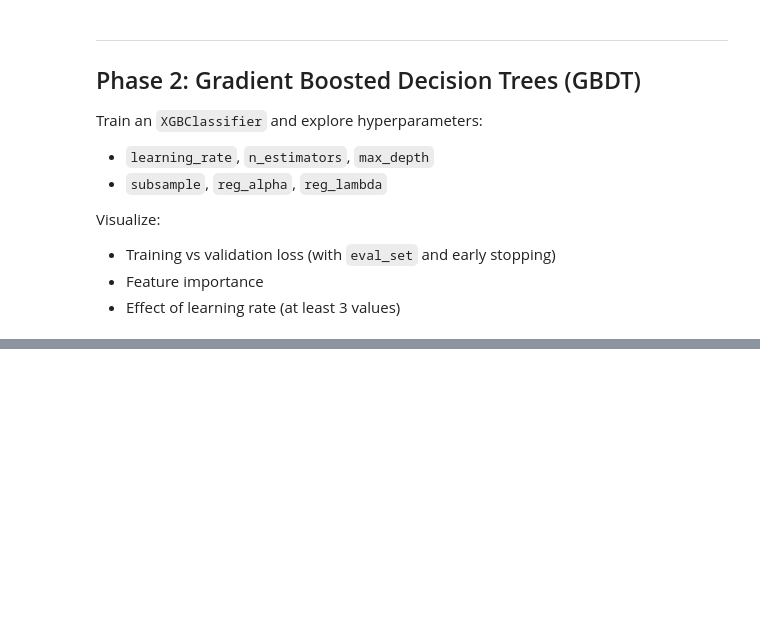
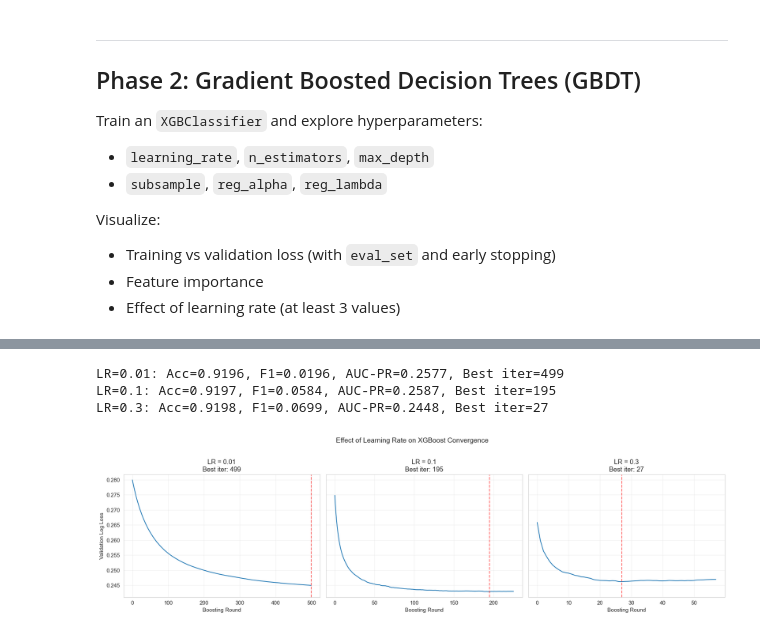
Before and after one commit to gsmoon97/coms4995w-apml, a Jupyter notebook: assignments/a2/a2.ipynb, the cells around one changed output, grey strips where cells are left out. Saved outputs shown, nothing was run; the diff lists cells and outputs as text; code cells hidden in the pictures; blank space fills up the shorter version.

```diff
--- a/assignments/a2/a2.ipynb
+++ b/assignments/a2/a2.ipynb
@@ -275,34 +543,50 @@ plt.show()
 # %%
 # --- Step 2.4: Effect of learning rate ---
 learning_rates = [0.01, 0.1, 0.3]
 lr_results = {}
 
-for lr in learning_rates:
+fig, axes = plt.subplots(1, len(learning_rates), figsize=(18, 5), sharey=True)
+
+for i, lr in enumerate(learning_rates):
     model = XGBClassifier(
         n_estimators=500,
         learning_rate=lr,
         max_depth=6,
         subsample=0.8,
         random_state=RANDOM_STATE,
-        use_label_encoder=False,
         eval_metric='logloss',
-        early_stopping_rounds=20
+        early_stopping_rounds=30,
+        verbosity=0
     )
-    model.fit(
-        X_train, y_train,
-        eval_set=[(X_val, y_val)],
-        verbose=False
-    )
+    model.fit(X_train, y_train, eval_set=[(X_val, y_val)], verbose=False)
     y_pred = model.predict(X_test)
     y_proba = model.predict_proba(X_test)[:, 1]
     lr_results[lr] = {
         'model': model,
         'accuracy': accuracy_score(y_test, y_pred),
         'f1': f1_score(y_test, y_pred),
         'auc_pr': average_precision_score(y_test, y_proba),
         'best_iteration': model.best_iteration
     }
-    print(f"LR={lr}: Accuracy={lr_results[lr]['accuracy']:.4f}, F1={lr_results[lr]['f1']:.4f}, "
+    # Plot validation loss curve
+    val_loss = model.evals_result()['validation_0']['logloss']
+    axes[i].plot(val_loss, linewidth=1.5)
+    axes[i].axvline(x=model.best_iteration, color='red', linestyle='--', alpha=0.6)
+    axes[i].set_title(f'LR = {lr}\nBest iter: {model.best_iteration}')
+    axes[i].set_xlabel('Boosting Round')
+    if i == 0:
+        axes[i].set_ylabel('Validation Log Loss')
+    axes[i].grid(alpha=0.3)
+
+    print(f"LR={lr}: Acc={lr_results[lr]['accuracy']:.4f}, F1={lr_results[lr]['f1']:.4f}, "
           f"AUC-PR={lr_results[lr]['auc_pr']:.4f}, Best iter={lr_results[lr]['best_iteration']}")
 
-# TODO: Add visualization comparing learning rate effects
+plt.suptitle('Effect of Learning Rate on XGBoost Convergence', fontsize=14, y=1.02)
+plt.tight_layout()
+plt.savefig('figures/gbdt_learning_rate_comparison.png', dpi=150, bbox_inches='tight')
+plt.show()
+# %% [output]
+LR=0.01: Acc=0.9196, F1=0.0196, AUC-PR=0.2577, Best iter=499
+LR=0.1: Acc=0.9197, F1=0.0584, AUC-PR=0.2587, Best iter=195
+LR=0.3: Acc=0.9198, F1=0.0699, AUC-PR=0.2448, Best iter=27
+[figure, added]
```
Also changed, not shown: parts of 53 cells of this notebook, 17 other files.
